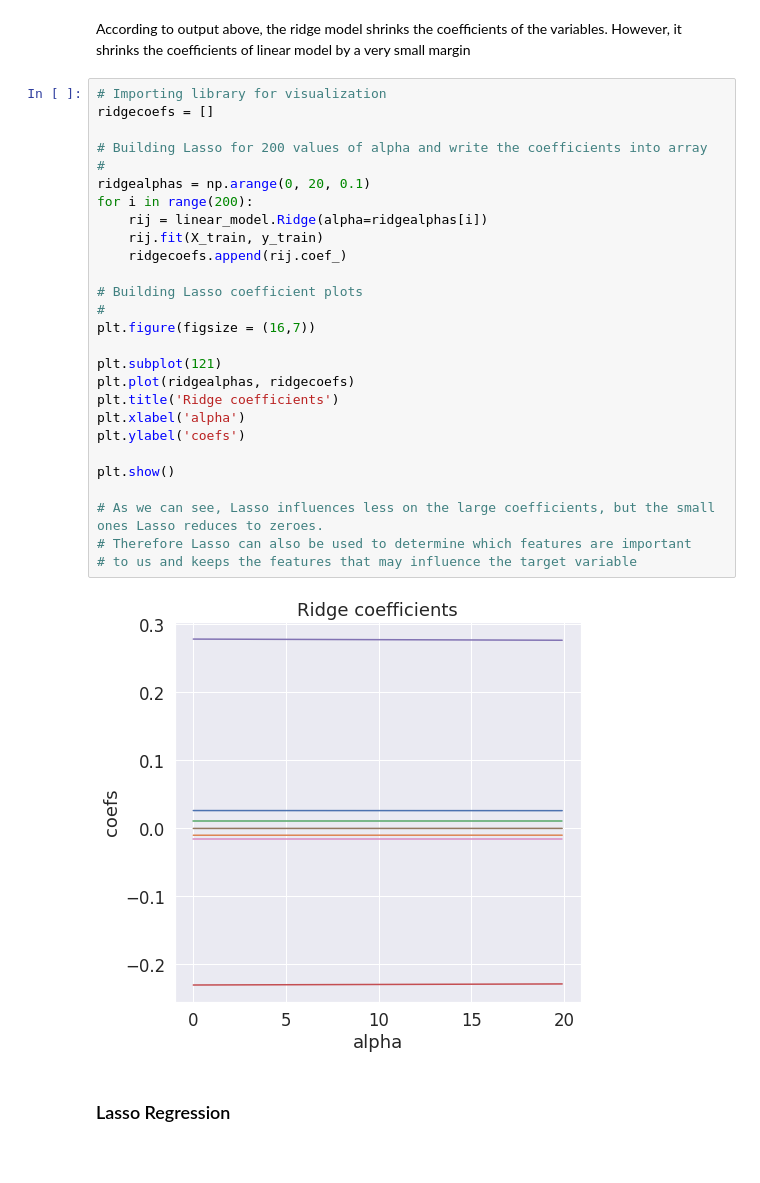
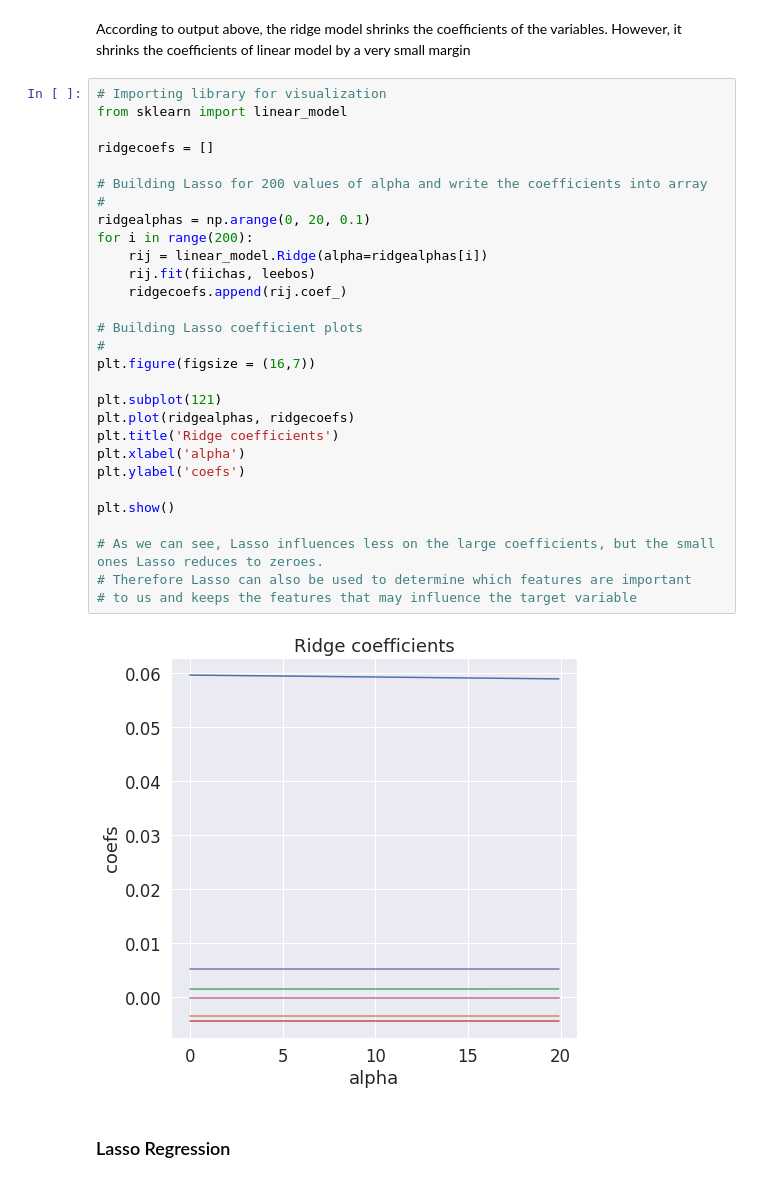
Before and after one commit to booorayan/Regression_fifa, a Jupyter notebook: Football_Match_Predictions_Using_Regression_Models.ipynb, the cells around one changed output. Saved outputs shown, nothing was run; the diff lists cells and outputs as text.

```diff
--- a/Football_Match_Predictions_Using_Regression_Models.ipynb
+++ b/Football_Match_Predictions_Using_Regression_Models.ipynb
@@ -1938,33 +1951,35 @@ Ridge coef: {'tournament': 0.0596082886840047, 'year': -0.0034184813129979705, '
 According to output above, the ridge model shrinks the coefficients of the variables. However, it shrinks the coefficients of linear model by a very small margin
 # %%
 # Importing library for visualization
+from sklearn import linear_model
+
 ridgecoefs = []
 
 # Building Lasso for 200 values of alpha and write the coefficients into array
 #
 ridgealphas = np.arange(0, 20, 0.1)
 for i in range(200):
     rij = linear_model.Ridge(alpha=ridgealphas[i])
-    rij.fit(X_train, y_train)
+    rij.fit(fiichas, leebos)
     ridgecoefs.append(rij.coef_)
 
 # Building Lasso coefficient plots
 #
 plt.figure(figsize = (16,7))
 
 plt.subplot(121)
 plt.plot(ridgealphas, ridgecoefs)
 plt.title('Ridge coefficients')
 plt.xlabel('alpha')
 plt.ylabel('coefs')
 
 plt.show()
 
 # As we can see, Lasso influences less on the large coefficients, but the small ones Lasso reduces to zeroes.
 # Therefore Lasso can also be used to determine which features are important
 # to us and keeps the features that may influence the target variable
 # %% [output]
-[figure, old version]
+[figure, new version]
 # %% [markdown]
 ### Lasso Regression
 # %%
```
Also changed, not shown: parts of 23 cells of this notebook.
